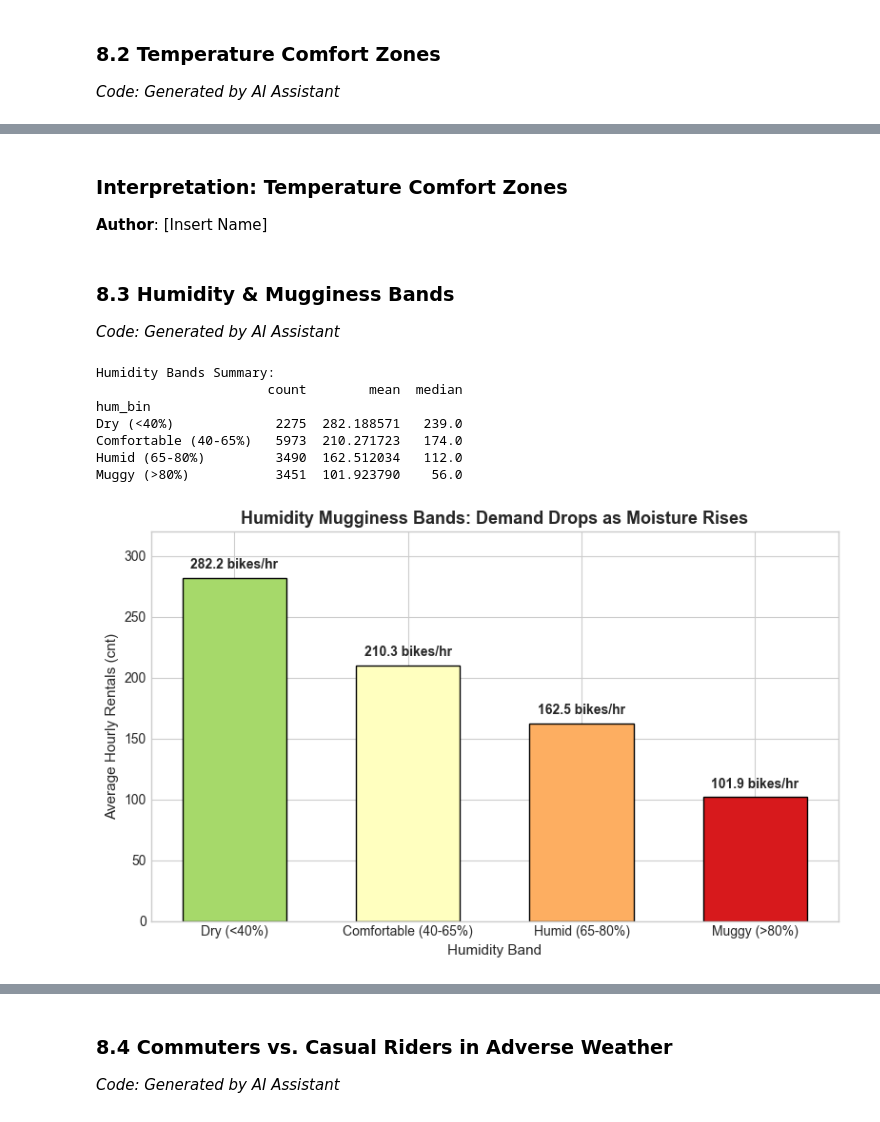
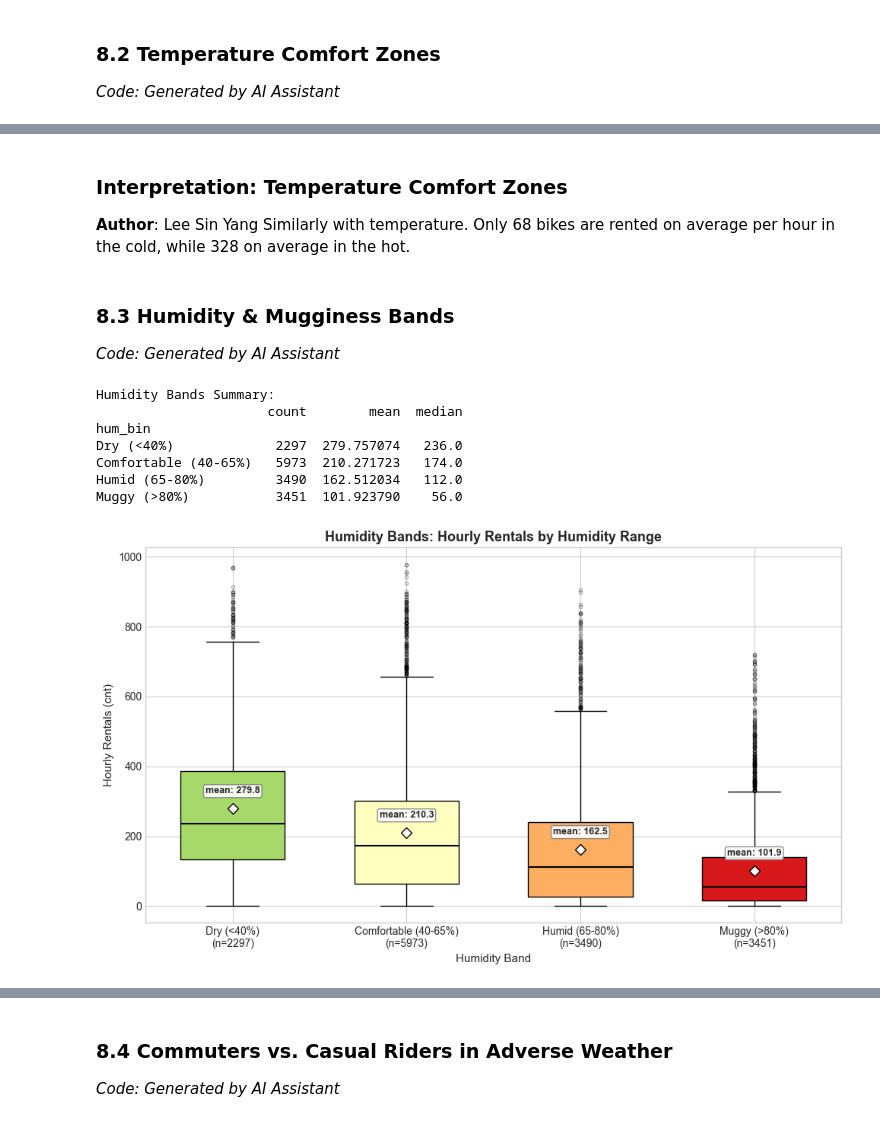
Before and after one commit to SinYang13/DSA211, a Jupyter notebook: notebooks/01 EDA.ipynb, the cells around one changed output, grey strips where cells are left out. Saved outputs shown, nothing was run; the diff lists cells and outputs as text; code cells hidden in the pictures.

```diff
--- a/notebooks/01 EDA.ipynb
+++ b/notebooks/01 EDA.ipynb
@@ -751,38 +899,62 @@ Hot (>28°C)      3348  305.370072   276.0
 # %% [markdown]
 ### Interpretation: Temperature Comfort Zones
-**Author**: [Insert Name]
-<!-- Add your written interpretation of ridership changes across temperature ranges here -->
+**Author**: Lee Sin Yang
+Similarly with temperature. Only 68 bikes are rented on average per hour in the cold, while 328 on average in the hot.
 # %% [markdown]
 ### 8.3 Humidity & Mugginess Bands
 *Code: Generated by AI Assistant*
 # %%
-bins_hum = [0, 40, 65, 80, 100]
+bins_hum = [-0.01, 40, 65, 80, 100]
 labels_hum = ['Dry (<40%)', 'Comfortable (40-65%)', 'Humid (65-80%)', 'Muggy (>80%)']
+colors = ['#a6d96a', '#ffffbf', '#fdae61', '#d7191c']
+
 train_df['hum_bin'] = pd.cut(train_df['hum_pct'], bins=bins_hum, labels=labels_hum)
 h_stats = train_df.groupby('hum_bin', observed=False)['cnt'].agg(['count', 'mean', 'median'])
 
 print("Humidity Bands Summary:")
 print(h_stats)
 
-fig, ax = plt.subplots(figsize=(8, 5))
-bars = ax.bar(labels_hum, h_stats['mean'], color=['#a6d96a', '#ffffbf', '#fdae61', '#d7191c'], edgecolor='black', width=0.6)
-for bar in bars:
-    yval = bar.get_height()
-    ax.text(bar.get_x() + bar.get_width()/2, yval + 5, f"{yval:.1f} bikes/hr", ha='center', va='bottom', fontweight='bold')
-ax.set_title('Humidity Mugginess Bands: Demand Drops as Moisture Rises', fontsize=13, fontweight='bold')
+data = [train_df.loc[train_df['hum_bin'] == lab, 'cnt'].dropna() for lab in labels_hum]
+tick_labels = [f"{lab}\n(n={len(d)})" for lab, d in zip(labels_hum, data)]
+
+fig, ax = plt.subplots(figsize=(10, 6))
+bp = ax.boxplot(
+    data,
+    tick_labels=tick_labels,      # use labels= on matplotlib < 3.9
+    patch_artist=True,
+    widths=0.6,
+    showmeans=True,
+    meanprops=dict(marker='D', markerfacecolor='white', markeredgecolor='black', markersize=7),
+    medianprops=dict(color='black', linewidth=1.5),
+    flierprops=dict(marker='o', markersize=3, alpha=0.3),
+)
+for patch, c in zip(bp['boxes'], colors):
+    patch.set_facecolor(c)
+    patch.set_edgecolor('black')
+
+# Label the mean on each box
+for i, d in enumerate(data, start=1):
+    if len(d) == 0:
+        continue
+    m = d.mean()
+    ax.annotate(f"mean: {m:.1f}", xy=(i, m), xytext=(0, 12), textcoords='offset points',
+                ha='center', va='bottom', fontweight='bold', fontsize=9,
+                bbox=dict(boxstyle='round,pad=0.2', fc='white', ec='gray', alpha=0.9))
+
+ax.set_title('Humidity Bands: Hourly Rentals by Humidity Range',
+             fontsize=13, fontweight='bold')
 ax.set_xlabel('Humidity Band')
-ax.set_ylabel('Average Hourly Rentals (cnt)')
-ax.set_ylim(0, 320)
+ax.set_ylabel('Hourly Rentals (cnt)')
 plt.tight_layout()
 plt.show()
 # %% [output]
 Humidity Bands Summary:
                       count        mean  median
 hum_bin
-Dry (<40%)             2275  282.188571   239.0
+Dry (<40%)             2297  279.757074   236.0
 Comfortable (40-65%)   5973  210.271723   174.0
 Humid (65-80%)         3490  162.512034   112.0
 Muggy (>80%)           3451  101.923790    56.0
-[figure, old version]
+[figure, new version]
 # %% [markdown]
 ### Interpretation: Humidity Bands
```
Also changed, not shown: parts of 30 cells of this notebook.
